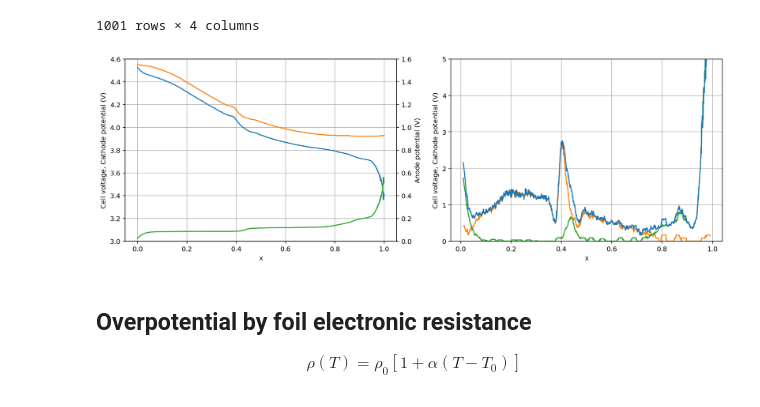
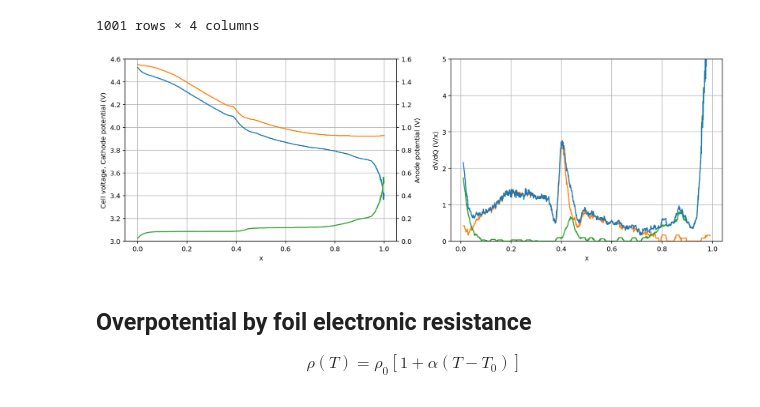
Before and after one commit to TakumaKawahara/BS-StudyGroup, a Jupyter notebook: Model#1/BS_Model#1_ver0.1.ipynb, the cells around one changed output. Cells and saved outputs as stored; diff of their text form; code cells hidden in the pictures.

```diff
--- a/Model#1/BS_Model#1_ver0.1.ipynb
+++ b/Model#1/BS_Model#1_ver0.1.ipynb
@@ -43,7 +44,7 @@ new_colors = ['#1f77b4', '#ff7f0e', '#2ca02c', '#d62728',
               '#9467bd', '#8c564b', '#e377c2', '#7f7f7f',
               '#bcbd22', '#17becf']
 # %%
-df_LCO_OCV = pd.read_csv('OCV_curves/LCO_OCV1.csv')
+df_LCO_OCV = pd.read_csv('LCO_OCV1.csv')
 df_LCO_OCV.columns = ['x', 'Potential(V)']
 df_LCO_OCV = df_LCO_OCV.sort_values(by=['x'], ascending=False)
 df_LCO_OCV = df_LCO_OCV.reset_index(drop=True)
@@ -54,7 +55,7 @@ df_LCO_OCV['Potential(V)'] = smooth(df_LCO_OCV['Potential(V)'], 20)
 df_LCO_OCV = df_LCO_OCV.dropna()
 df_LCO_OCV = df_LCO_OCV.sort_values(by=['x'], ascending=True)
 # %%
-df_LiC6_OCV = pd.read_csv('OCV_curves/LiC6_OCV1.csv')
+df_LiC6_OCV = pd.read_csv('LiC6_OCV1.csv')
 df_LiC6_OCV.columns = ['x', 'Potential(V)']
 df_LiC6_OCV = df_LiC6_OCV.sort_values(by=['x'], ascending=False)
 df_LiC6_OCV = df_LiC6_OCV.reset_index(drop=True)
@@ -124,34 +125,34 @@ df_cell
 # %%
 fig, (ax1,ax3) = plt.subplots(1,2,figsize=(16, 5))
 
 ax2 = ax1.twinx()
 ax1.plot(df_cell['x'], df_cell['Cathode OCV (V)'], color = new_colors[1])
 ax1.plot(df_cell['x'], df_cell['Cell OCV (V)'], color = new_colors[0])
 ax1.set_ylabel('Cell voltage, Cathode potential (V)')
 ax2.plot(df_cell['x'], df_cell['Anode OCV (V)'], color = new_colors[2])
 ax2.set_ylabel('Anode potential (V)')
 ax1.set_xlabel('x')
 
 ax1.set_ylim([3, 4.6])
 ax2.set_ylim([0, 1.6])
 
 ax1.grid()
 
 ax3.plot(df_cell['x'], dQdV(df_cell['x'], df_cell['Cathode OCV (V)'], 10), color = new_colors[1])
 ax3.plot(df_cell['x'], dQdV(df_cell['x'], df_cell['Anode OCV (V)'], 10), color = new_colors[2])
 ax3.plot(df_cell['x'], dQdV(df_cell['x'], df_cell['Cell OCV (V)'], 10), color = new_colors[0])
 
 
-ax3.set_ylabel('Cell voltage, Cathode potential (V)')
+ax3.set_ylabel('dV/dQ (V/x)')
 ax3.set_xlabel('x')
 
 ax3.set_ylim([0, 5])
 
 ax3.grid(which='both')
 
 plt.show()
 # %% [output]
-[figure, old version]
+[figure, new version]
 # %% [markdown]
 ## Overpotential by foil electronic resistance
 \begin{eqnarray*}
```
Also changed, not shown: parts of 2 cells of this notebook, 3 other files.
